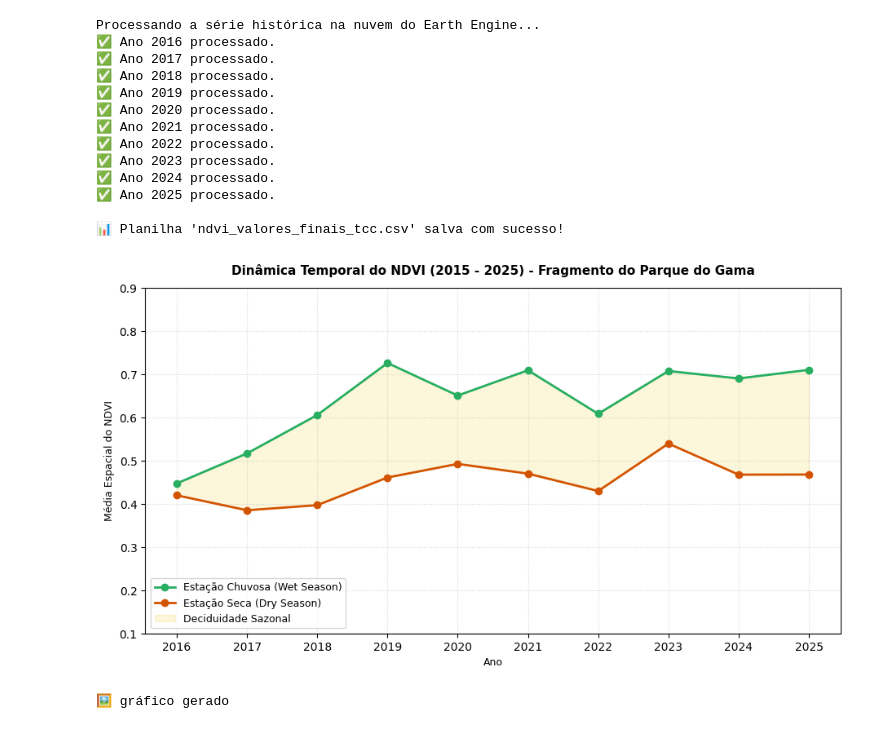
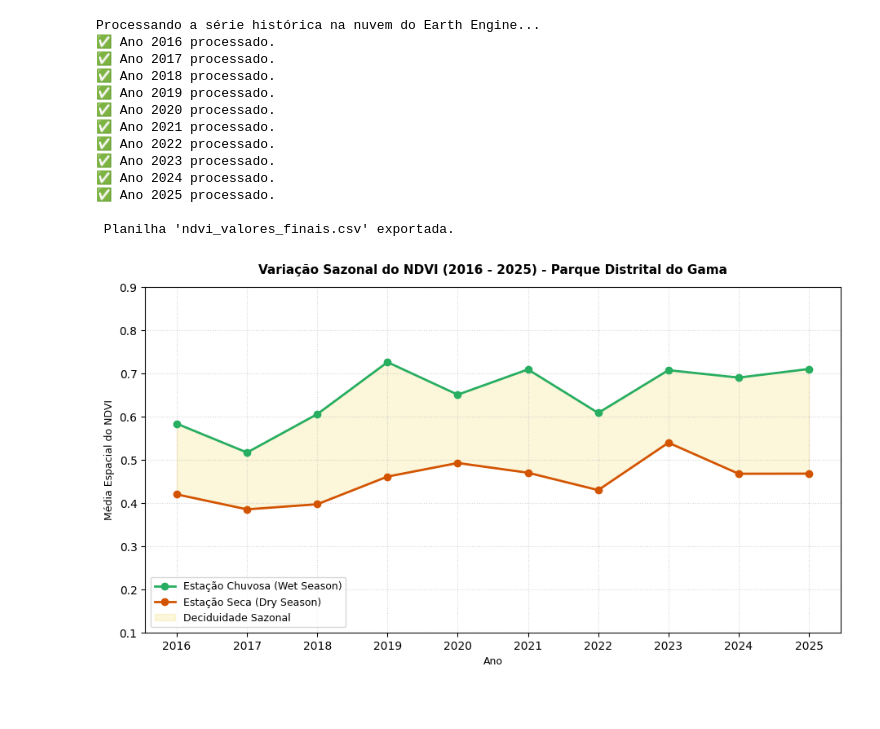
Before and after one commit to maribgama/MultitemporalAnalysis_NDVI, a Jupyter notebook: NDVI_Analysis.ipynb, the cells around one changed output. Drawn from its saved outputs; the diff is of its cells as text; code cells hidden in the pictures.

```diff
--- a/NDVI_Analysis.ipynb
+++ b/NDVI_Analysis.ipynb
@@ -7,15 +7,16 @@ import matplotlib.pyplot as plt
 
 datas_seca = {
     2016: '2016-08-11', 2017: '2017-09-25',
-    2018: '2018-09-05', # cena de 2018
+    2018: '2018-09-05',
     2019: '2019-09-15', 2020: '2020-09-29', 2021: '2021-08-25',
     2022: '2022-08-30', 2023: '2023-08-05', 2024: '2024-09-03',
     2025: '2025-09-15'
 }
 
 datas_chuva = {
-    2016: '2016-11-09', 2017: '2017-11-14',
-    2018: '2018-11-29', # cena de 2018
+    2016: '2016-04-13',
+    2017: '2017-11-14',
+    2018: '2018-11-29',
     2019: '2019-12-29', 2020: '2020-11-08', 2021: '2021-01-27',
     2022: '2022-11-13', 2023: '2023-12-13', 2024: '2024-12-07',
     2025: '2025-03-07'
@@ -54,10 +55,18 @@ for year in years_all:
             print(f"⚠️ Alerta na Seca de {year}: Verificar a janela de dados no GEE.")
 
 
-    # CHUVA: Ajuste de coleção para 2016, 2017 e 2018
+    # CHUVA: Ajuste de coleção para 2016 e 2018 (L1C)
     if date_rain:
+        # 2016 e 2018 usam a coleção S2 padrão por serem imagens L1C
         colecao_chuva = 'COPERNICUS/S2' if year <= 2018 else 'COPERNICUS/S2_SR_HARMONIZED'
-        start_rain_filter = '2018-11-28' if year == 2018 else date_rain
+
+        # Compensação crucial de fuso horário UTC abrindo a janela 1 dia antes
+        if year == 2016:
+            start_rain_filter = '2016-04-12' # <--- Abre a janela dia 12 para achar a cena do dia 13
+        elif year == 2018:
+            start_rain_filter = '2018-11-28'
+        else:
+            start_rain_filter = date_rain
 
         try:
             img_rain = (ee.ImageCollection(colecao_chuva)
@@ -70,7 +79,7 @@ for year in years_all:
             stats_rain = img_rain.select('NDVI').reduceRegion(reducer=ee.Reducer.mean(), geometry=roi, scale=10).getInfo()
             mean_rain = stats_rain.get('NDVI')
         except Exception as e:
-            print(f"⚠️ Alerta na Chuva de {year}: Verificar a janela de dados no GEE.")
+            print(f"⚠️ Alerta na Chuva de {year}: Verifique a janela de dados no GEE.")
 
     # Armazenando os registros válidos
     if mean_dry is not None or mean_rain is not None:
@@ -85,13 +94,13 @@ for year in years_all:
         print(f"✅ Ano {year} processado.")
 
 
-# SALVAR PLANILHA DE DADOS (PANDAS)
+#SALVAR PLANILHA DE DADOS
 df_tcc = pd.DataFrame(data_records)
 df_tcc.to_csv("ndvi_valores_finais_tcc.csv", index=False)
-print("\n📊 Planilha 'ndvi_valores_finais_tcc.csv' salva com sucesso!")
+print("\n Planilha 'ndvi_valores_finais.csv' exportada.")
 
 
-# PLOTAR GRÁFICO DE LINHAS DA SAZONALIDADE
+#PLOTAR GRÁFICO DE LINHAS DA SAZONALIDADE
 plt.figure(figsize=(11, 5.5))
 
 df_rain_plot = df_tcc.dropna(subset=['NDVI_Rainy'])
@@ -101,39 +110,37 @@ df_dry_plot = df_tcc.dropna(subset=['NDVI_Dry'])
 plt.plot(df_rain_plot['Year'], df_rain_plot['NDVI_Rainy'], marker='o', color='#27ae60', linewidth=2, label='Estação Chuvosa (Wet Season)')
 plt.plot(df_dry_plot['Year'], df_dry_plot['NDVI_Dry'], marker='o', color='#d35400', linewidth=2, label='Estação Seca (Dry Season)')
 
 # Preenchimento do intervalo para destacar a perda de deciduidade
 df_gap = df_tcc.dropna(subset=['NDVI_Rainy', 'NDVI_Dry'])
 plt.fill_between(df_gap['Year'], df_gap['NDVI_Rainy'], df_gap['NDVI_Dry'], color='#f1c40f', alpha=0.15, label='Deciduidade Sazonal')
 
-# Configurações do layout
-plt.title('Dinâmica Temporal do NDVI (2016 - 2025) - Parque Distrital do Gama', fontsize=11, fontweight='bold', pad=12)
+# Configurações do layout científico
+plt.title('Variação Sazonal do NDVI (2016 - 2025) - Parque Distrital do Gama', fontsize=11, fontweight='bold', pad=12)
 plt.xlabel('Ano', fontsize=9)
 plt.ylabel('Média Espacial do NDVI', fontsize=9)
 plt.xticks(df_tcc['Year'])
 plt.grid(True, linestyle=':', alpha=0.5)
 plt.legend(loc='lower left', fontsize=9)
 plt.ylim(0.1, 0.9)
 
 # Salvar figura para o Word/Relatório
 plt.savefig("grafico_sazonalidade_ndvi_final.png", dpi=300, bbox_inches='tight')
 plt.show()
-print("🖼️ gráfico gerado")
 # %% [output]
 Processando a série histórica na nuvem do Earth Engine...
 ✅ Ano 2016 processado.
 ✅ Ano 2017 processado.
 ✅ Ano 2018 processado.
 ✅ Ano 2019 processado.
 ✅ Ano 2020 processado.
 ✅ Ano 2021 processado.
 ✅ Ano 2022 processado.
 ✅ Ano 2023 processado.
 ✅ Ano 2024 processado.
 ✅ Ano 2025 processado.
 
-📊 Planilha 'ndvi_valores_finais_tcc.csv' salva com sucesso!
+ Planilha 'ndvi_valores_finais.csv' exportada.
-[figure, old version]
+[figure, new version]
-🖼️ gráfico gerado
 # %%
 import ee
 import geemap
```
Also changed, not shown: parts of 1 cell of this notebook, 3 other files.
